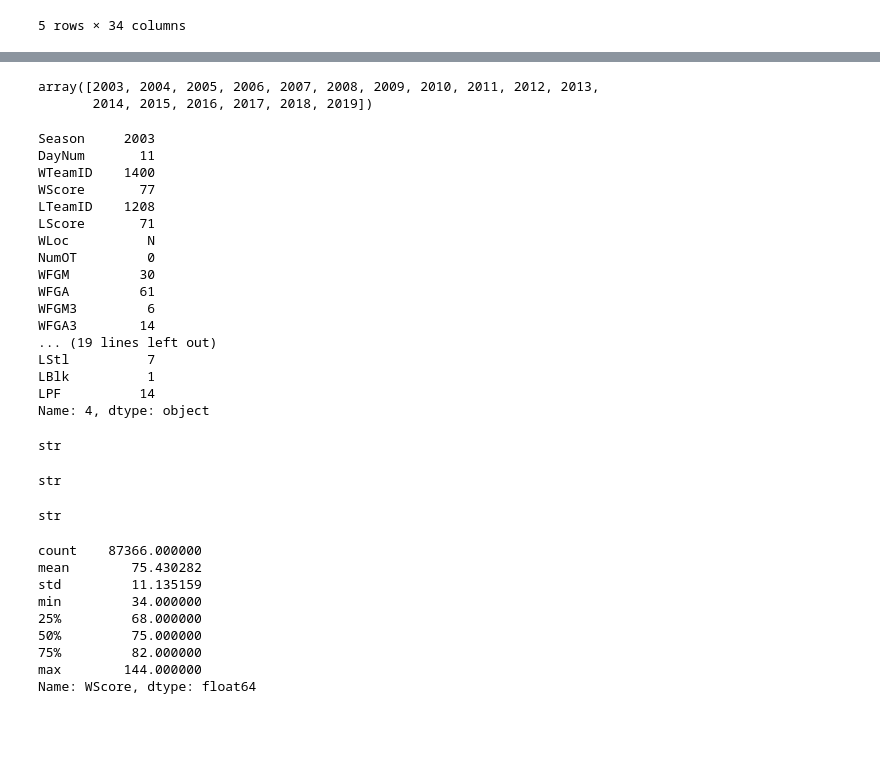
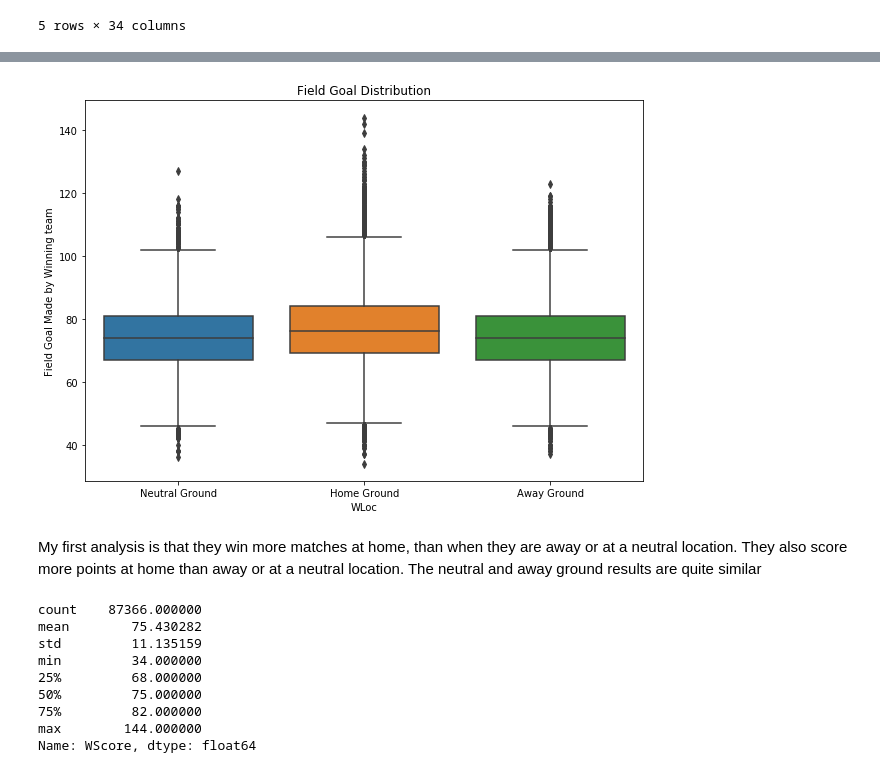
Before and after one commit to dreamtx01/Springboard, a Jupyter notebook: Folders/Capstone2020.ipynb, the cells around one changed output, grey strips where cells are left out. Drawn from its saved outputs; the diff is of its cells as text; code cells hidden in the pictures; blank space fills up the shorter version.

```diff
--- a/Folders/Capstone2020.ipynb
+++ b/Folders/Capstone2020.ipynb
@@ -9,2 +40,2 @@ pwd
 # %%
-capstone= pd.read_csv("/Users/adejuwon/Documents/Capstone/mens-machine-learning-competition-2019/Prelim2019_RegularSeasonDetailedResults.csv")
+capstone= pd.read_csv("mens-machine-learning-competition-2019/Prelim2019_RegularSeasonDetailedResults.csv")
@@ -59,40 +150,17 @@ dtype: int64
-# %%
-capstone.Season.unique()
-# %% [output]
-array([2003, 2004, 2005, 2006, 2007, 2008, 2009, 2010, 2011, 2012, 2013,
-       2014, 2015, 2016, 2017, 2018, 2019])
-# %%
-capstone.loc[4]
-# %% [output]
-Season     2003
-DayNum       11
-WTeamID    1400
-WScore       77
-LTeamID    1208
-LScore       71
-WLoc          N
-NumOT         0
-WFGM         30
-WFGA         61
-WFGM3         6
-WFGA3        14
-... (19 lines left out)
-LStl          7
-LBlk          1
-LPF          14
-Name: 4, dtype: object
-# %%
-type ('Season')
-# %% [output]
-str
-# %%
-type ('DayNum')
-# %% [output]
-str
-# %%
-type ('Wloc')
-# %% [output]
-str
+# %%
+fig,ax1 = plt.subplots(1,1)
+fig.set_size_inches(10,7)
+
+capstone_plot= sns.boxplot(data = capstone, x= 'WLoc',y ='WScore')
+
+ax1.set_title("Field Goal Distribution")
+ax1.set_xticklabels(['Neutral Ground',"Home Ground","Away Ground" ])
+ax1.set_ylabel('Field Goal Made by Winning team')
+plt.show()
+# %% [output]
+[figure, added]
+# %% [markdown]
+My first analysis is that they win more matches at home, than when they are away or at a neutral location. They also score more points at home than away or at a neutral location. The neutral and away ground results are quite similar
 # %%
 capstone.WScore.describe()
 # %% [output]
```
Also changed, not shown: parts of 28 cells of this notebook.
